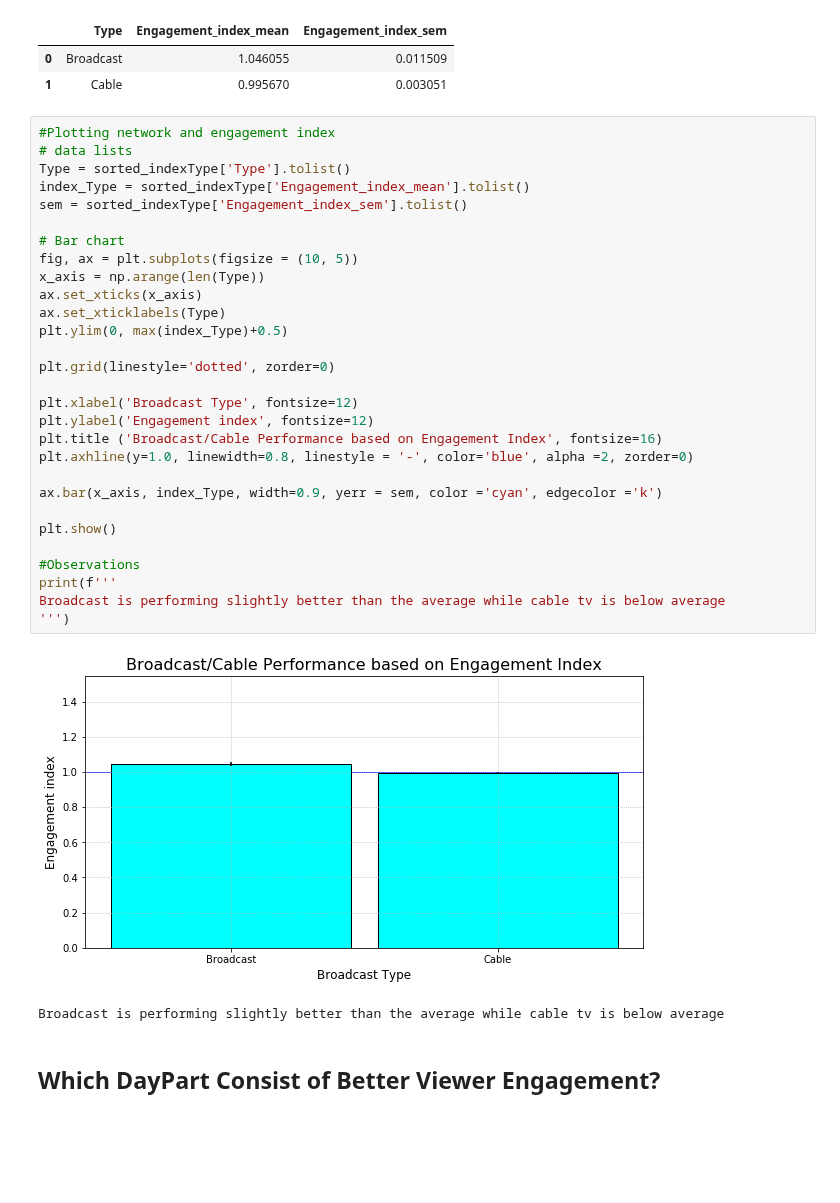
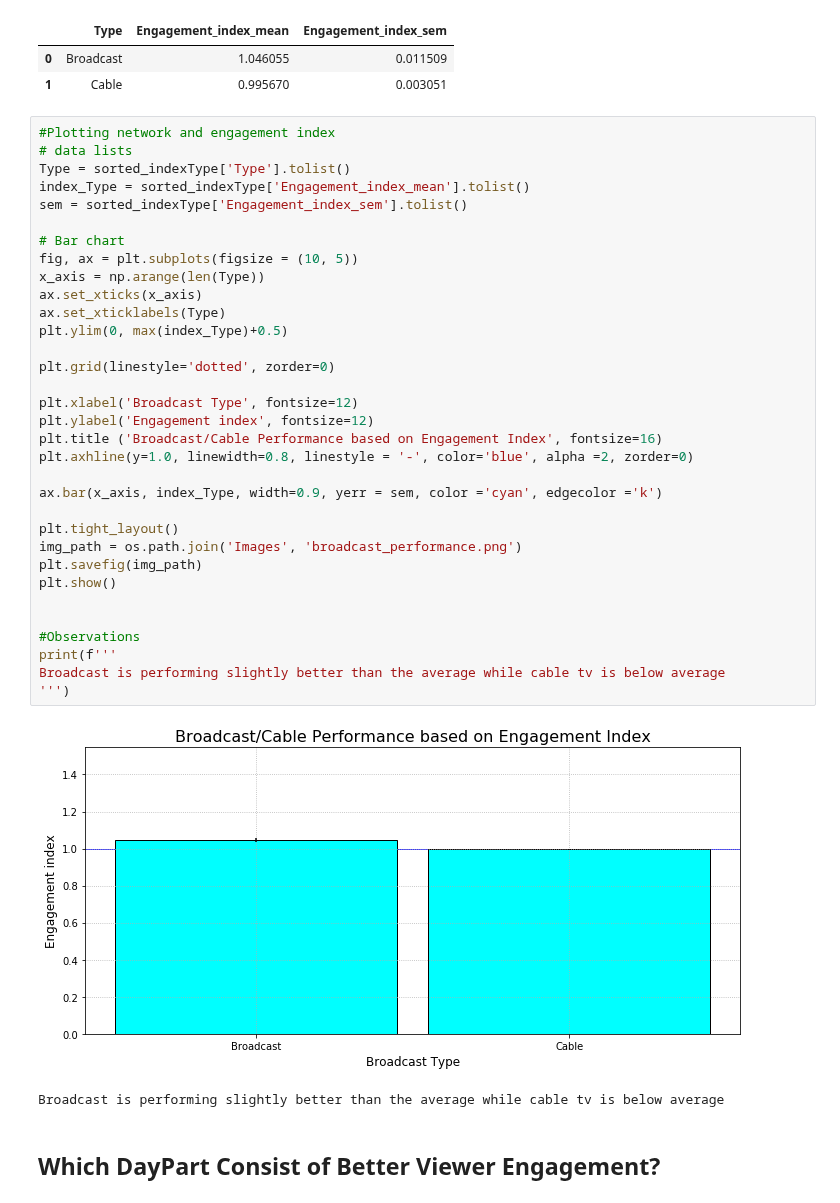
Before and after one commit to limbz-sami/TV_data_analysis, a Jupyter notebook: Tv_data_analysis.ipynb, the cells around one changed output. Saved outputs shown, nothing was run; the diff lists cells and outputs as text; blank space fills up the shorter version.

```diff
--- a/Tv_data_analysis.ipynb
+++ b/Tv_data_analysis.ipynb
@@ -86,34 +91,38 @@ sorted_indexType.head()
 # %%
 #Plotting network and engagement index
 # data lists
 Type = sorted_indexType['Type'].tolist()
 index_Type = sorted_indexType['Engagement_index_mean'].tolist()
 sem = sorted_indexType['Engagement_index_sem'].tolist()
 
 # Bar chart
 fig, ax = plt.subplots(figsize = (10, 5))
 x_axis = np.arange(len(Type))
 ax.set_xticks(x_axis)
 ax.set_xticklabels(Type)
 plt.ylim(0, max(index_Type)+0.5)
 
 plt.grid(linestyle='dotted', zorder=0)
 
 plt.xlabel('Broadcast Type', fontsize=12)
 plt.ylabel('Engagement index', fontsize=12)
 plt.title ('Broadcast/Cable Performance based on Engagement Index', fontsize=16)
 plt.axhline(y=1.0, linewidth=0.8, linestyle = '-', color='blue', alpha =2, zorder=0)
 
 ax.bar(x_axis, index_Type, width=0.9, yerr = sem, color ='cyan', edgecolor ='k')
 
+plt.tight_layout()
+img_path = os.path.join('Images', 'broadcast_performance.png')
+plt.savefig(img_path)
 plt.show()
+
 
 #Observations
 print(f'''
 Broadcast is performing slightly better than the average while cable tv is below average
 ''')
 # %% [output]
-[figure, old version]
+[figure, new version]
 Broadcast is performing slightly better than the average while cable tv is below average
 # %% [markdown]
 ## Which DayPart Consist of Better Viewer Engagement?
```
Also changed, not shown: parts of 3 cells of this notebook.
